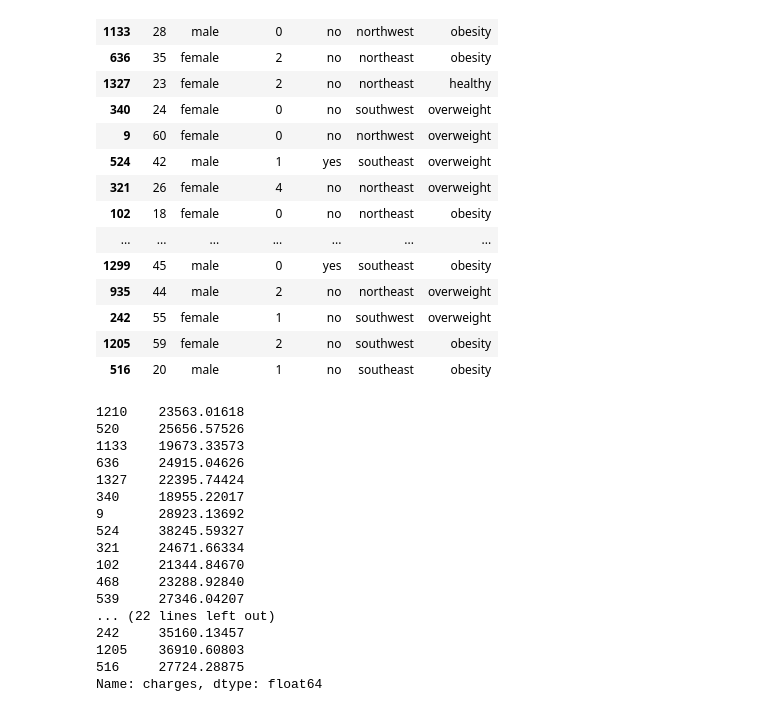
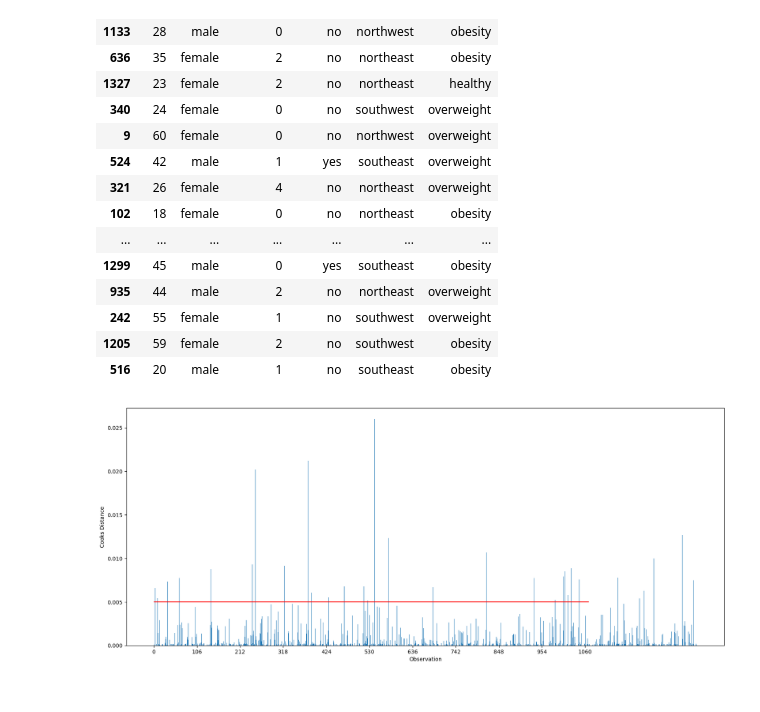
Before and after one commit to StevenDelval/Predire-une-prime-d-assurance-grace-l-IA, a Jupyter notebook: modelisation2.ipynb, the cells around one changed output. Cells and saved outputs as stored; diff of their text form; code cells hidden in the pictures.

```diff
--- a/modelisation2.ipynb
+++ b/modelisation2.ipynb
@@ -160,28 +164,12 @@ X_train.loc[to_drop]
 | 242 | 55 | female | 1 | no | southwest | overweight |
 | 1205 | 59 | female | 2 | no | southwest | obesity |
 | 516 | 20 | male | 1 | no | southeast | obesity |
-# %%
-y_train.loc[to_drop]
-# %% [output]
-1210    23563.01618
-520     25656.57526
-1133    19673.33573
-636     24915.04626
-1327    22395.74424
-340     18955.22017
-9       28923.13692
-524     38245.59327
-321     24671.66334
-102     21344.84670
-468     23288.92840
-539     27346.04207
-... (22 lines left out)
-242     35160.13457
-1205    36910.60803
-516     27724.28875
-Name: charges, dtype: float64
 # %%
 
 
-X_train = X_train.drop(to_drop)
-y_train = y_train.drop(to_drop)
+index_to_be_removed = get_index_to_remove_by_Cooks_Distance(X_train=X_train, y_train=y_train, preprocessor=my_col_trans)
+
+X_train = X_train.drop(index=index_to_be_removed.values)
+y_train = y_train.drop(index=index_to_be_removed.values)
+# %% [output]
+[figure, added]
```
Also changed, not shown: parts of 11 cells of this notebook, 3 other files.
